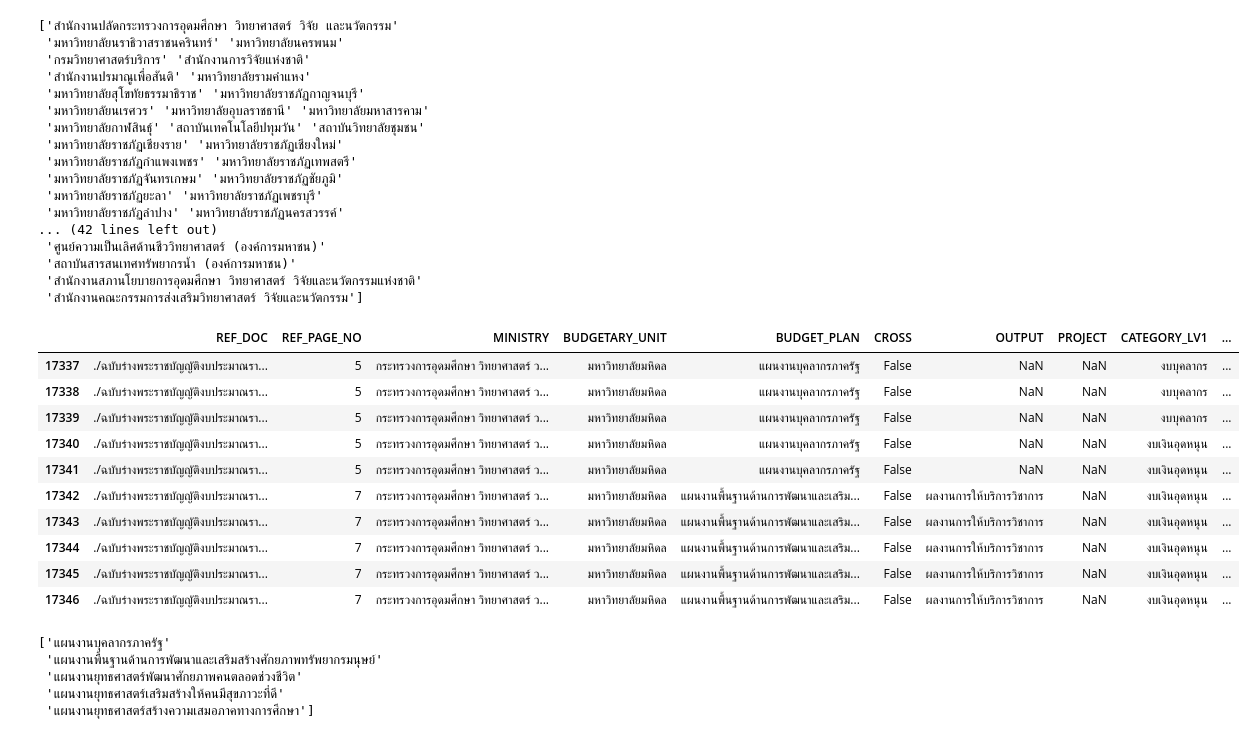
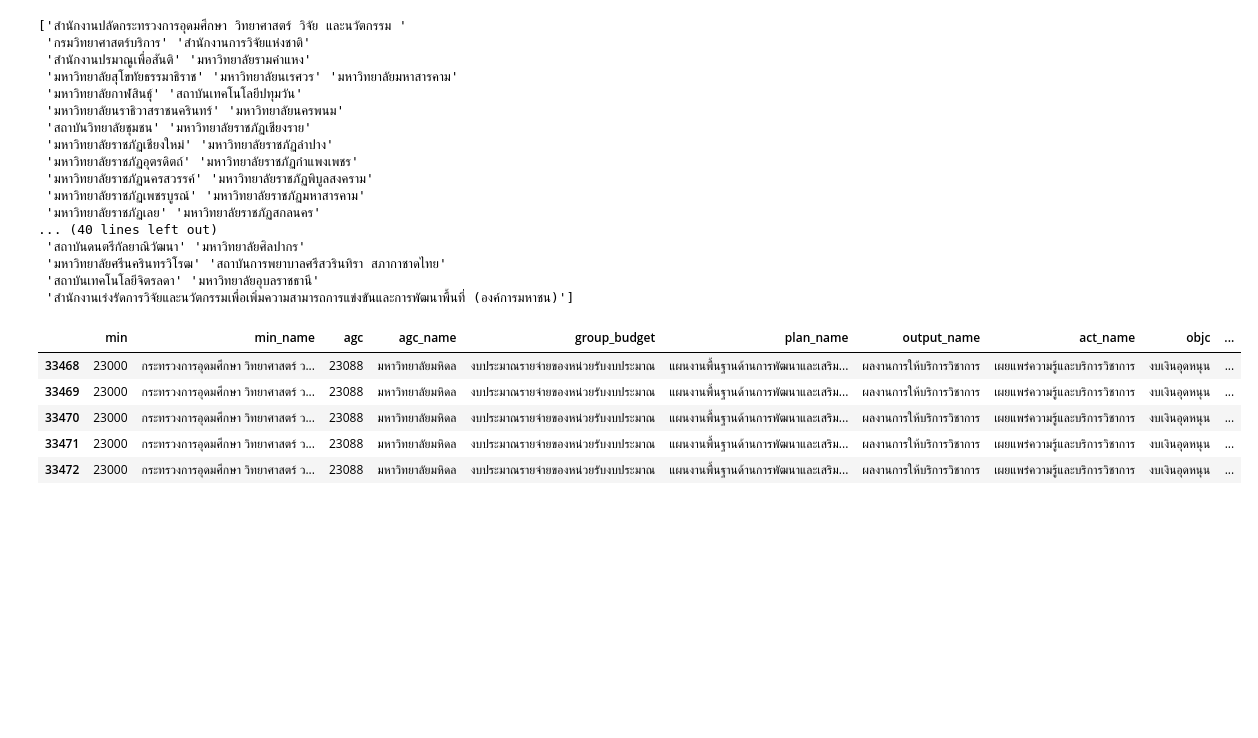
Before and after one commit to tlerksuthirat/lab_management, a Jupyter notebook: budget_2570.ipynb, the cells around one changed output. Saved outputs shown, nothing was run; the diff lists cells and outputs as text; code cells hidden in the pictures; blank space fills up the shorter version.

```diff
--- a/budget_2570.ipynb
+++ b/budget_2570.ipynb
@@ -115,0 +65,8 @@ df.head()
+# %%
+import pandas as pd
+
+excel_file_path = '/content/1782184138_1133.xlsx'
+df = pd.read_excel(excel_file_path, sheet_name='data')
+
+print("DataFrame created from 'data' sheet:")
+display(df.head(3))
@@ -133,5 +97,6 @@ print(unique_ministries)
 # %%
-filtered_df = df[df['MINISTRY'] == 'กระทรวงการอุดมศึกษา วิทยาศาสตร์ วิจัยและนวัตกรรม']
+filtered_df = df[df['min_name'] == 'กระทรวงการอุดมศึกษา วิทยาศาสตร์ วิจัยและนวัตกรรม']
 column_names = df.columns.tolist()
 print(column_names)
+display(filtered_df.head(3))
 # %% [output]
@@ -139,49 +108,35 @@ print(column_names)
 # %%
-unique_unit = filtered_df['BUDGETARY_UNIT'].unique()
+unique_unit = filtered_df['agc_name'].unique()
 print(unique_unit)
 # %% [output]
-['สำนักงานปลัดกระทรวงการอุดมศึกษา วิทยาศาสตร์ วิจัย และนวัตกรรม'
- 'มหาวิทยาลัยนราธิวาสราชนครินทร์' 'มหาวิทยาลัยนครพนม'
+['สำนักงานปลัดกระทรวงการอุดมศึกษา วิทยาศาสตร์ วิจัย และนวัตกรรม '
  'กรมวิทยาศาสตร์บริการ' 'สำนักงานการวิจัยแห่งชาติ'
  'สำนักงานปรมาณูเพื่อสันติ' 'มหาวิทยาลัยรามคำแหง'
- 'มหาวิทยาลัยสุโขทัยธรรมาธิราช' 'มหาวิทยาลัยราชภัฏกาญจนบุรี'
- 'มหาวิทยาลัยนเรศวร' 'มหาวิทยาลัยอุบลราชธานี' 'มหาวิทยาลัยมหาสารคาม'
- 'มหาวิทยาลัยกาฬสินธุ์' 'สถาบันเทคโนโลยีปทุมวัน' 'สถาบันวิทยาลัยชุมชน'
- 'มหาวิทยาลัยราชภัฏเชียงราย' 'มหาวิทยาลัยราชภัฏเชียงใหม่'
- 'มหาวิทยาลัยราชภัฏกำแพงเพชร' 'มหาวิทยาลัยราชภัฏเทพสตรี'
- 'มหาวิทยาลัยราชภัฏจันทรเกษม' 'มหาวิทยาลัยราชภัฏชัยภูมิ'
- 'มหาวิทยาลัยราชภัฏยะลา' 'มหาวิทยาลัยราชภัฏเพชรบุรี'
- 'มหาวิทยาลัยราชภัฏลำปาง' 'มหาวิทยาลัยราชภัฏนครสวรรค์'
-... (42 lines left out)
- 'ศูนย์ความเป็นเลิศด้านชีววิทยาศาสตร์ (องค์การมหาชน)'
- 'สถาบันสารสนเทศทรัพยากรน้ำ (องค์การมหาชน)'
- 'สำนักงานสภานโยบายการอุดมศึกษา วิทยาศาสตร์ วิจัยและนวัตกรรมแห่งชาติ'
- 'สำนักงานคณะกรรมการส่งเสริมวิทยาศาสตร์ วิจัยและนวัตกรรม']
+ 'มหาวิทยาลัยสุโขทัยธรรมาธิราช' 'มหาวิทยาลัยนเรศวร' 'มหาวิทยาลัยมหาสารคาม'
+ 'มหาวิทยาลัยกาฬสินธุ์' 'สถาบันเทคโนโลยีปทุมวัน'
+ 'มหาวิทยาลัยนราธิวาสราชนครินทร์' 'มหาวิทยาลัยนครพนม'
+ 'สถาบันวิทยาลัยชุมชน' 'มหาวิทยาลัยราชภัฏเชียงราย'
+ 'มหาวิทยาลัยราชภัฏเชียงใหม่' 'มหาวิทยาลัยราชภัฏลำปาง'
+ 'มหาวิทยาลัยราชภัฏอุตรดิตถ์' 'มหาวิทยาลัยราชภัฏกำแพงเพชร'
+ 'มหาวิทยาลัยราชภัฏนครสวรรค์' 'มหาวิทยาลัยราชภัฏพิบูลสงคราม'
+ 'มหาวิทยาลัยราชภัฏเพชรบูรณ์' 'มหาวิทยาลัยราชภัฏมหาสารคาม'
+ 'มหาวิทยาลัยราชภัฏเลย' 'มหาวิทยาลัยราชภัฏสกลนคร'
+... (40 lines left out)
+ 'สถาบันดนตรีกัลยาณิวัฒนา' 'มหาวิทยาลัยศิลปากร'
+ 'มหาวิทยาลัยศรีนครินทรวิโรฒ' 'สถาบันการพยาบาลศรีสวรินทิรา สภากาชาดไทย'
+ 'สถาบันเทคโนโลยีจิตรลดา' 'มหาวิทยาลัยอุบลราชธานี'
+ 'สำนักงานเร่งรัดการวิจัยและนวัตกรรมเพื่อเพิ่มความสามารถการแข่งขันและการพัฒนาพื้นที่ (องค์การมหาชน)']
 # %%
-filtered_df1 = filtered_df[filtered_df['BUDGETARY_UNIT'] == 'มหาวิทยาลัยมหิดล']
-filtered_df1.head(10)
+filtered_df1 = filtered_df[filtered_df['agc_name'] == 'มหาวิทยาลัยมหิดล']
+filtered_df1.head(5)
 # %% [output]
-|  | REF_DOC | REF_PAGE_NO | MINISTRY | BUDGETARY_UNIT | BUDGET_PLAN | CROSS | OUTPUT | PROJECT | CATEGORY_LV1 | ... |
-| 17337 | ./ฉบับร่างพระราชบัญญัติงบประมาณรา... | 5 | กระทรวงการอุดมศึกษา วิทยาศาสตร์ ว... | มหาวิทยาลัยมหิดล | แผนงานบุคลากรภาครัฐ | False | NaN | NaN | งบบุคลากร | ... |
-| 17338 | ./ฉบับร่างพระราชบัญญัติงบประมาณรา... | 5 | กระทรวงการอุดมศึกษา วิทยาศาสตร์ ว... | มหาวิทยาลัยมหิดล | แผนงานบุคลากรภาครัฐ | False | NaN | NaN | งบบุคลากร | ... |
-| 17339 | ./ฉบับร่างพระราชบัญญัติงบประมาณรา... | 5 | กระทรวงการอุดมศึกษา วิทยาศาสตร์ ว... | มหาวิทยาลัยมหิดล | แผนงานบุคลากรภาครัฐ | False | NaN | NaN | งบบุคลากร | ... |
-| 17340 | ./ฉบับร่างพระราชบัญญัติงบประมาณรา... | 5 | กระทรวงการอุดมศึกษา วิทยาศาสตร์ ว... | มหาวิทยาลัยมหิดล | แผนงานบุคลากรภาครัฐ | False | NaN | NaN | งบเงินอุดหนุน | ... |
-| 17341 | ./ฉบับร่างพระราชบัญญัติงบประมาณรา... | 5 | กระทรวงการอุดมศึกษา วิทยาศาสตร์ ว... | มหาวิทยาลัยมหิดล | แผนงานบุคลากรภาครัฐ | False | NaN | NaN | งบเงินอุดหนุน | ... |
-| 17342 | ./ฉบับร่างพระราชบัญญัติงบประมาณรา... | 7 | กระทรวงการอุดมศึกษา วิทยาศาสตร์ ว... | มหาวิทยาลัยมหิดล | แผนงานพื้นฐานด้านการพัฒนาและเสริม... | False | ผลงานการให้บริการวิชาการ | NaN | งบเงินอุดหนุน | ... |
-| 17343 | ./ฉบับร่างพระราชบัญญัติงบประมาณรา... | 7 | กระทรวงการอุดมศึกษา วิทยาศาสตร์ ว... | มหาวิทยาลัยมหิดล | แผนงานพื้นฐานด้านการพัฒนาและเสริม... | False | ผลงานการให้บริการวิชาการ | NaN | งบเงินอุดหนุน | ... |
-| 17344 | ./ฉบับร่างพระราชบัญญัติงบประมาณรา... | 7 | กระทรวงการอุดมศึกษา วิทยาศาสตร์ ว... | มหาวิทยาลัยมหิดล | แผนงานพื้นฐานด้านการพัฒนาและเสริม... | False | ผลงานการให้บริการวิชาการ | NaN | งบเงินอุดหนุน | ... |
-| 17345 | ./ฉบับร่างพระราชบัญญัติงบประมาณรา... | 7 | กระทรวงการอุดมศึกษา วิทยาศาสตร์ ว... | มหาวิทยาลัยมหิดล | แผนงานพื้นฐานด้านการพัฒนาและเสริม... | False | ผลงานการให้บริการวิชาการ | NaN | งบเงินอุดหนุน | ... |
-| 17346 | ./ฉบับร่างพระราชบัญญัติงบประมาณรา... | 7 | กระทรวงการอุดมศึกษา วิทยาศาสตร์ ว... | มหาวิทยาลัยมหิดล | แผนงานพื้นฐานด้านการพัฒนาและเสริม... | False | ผลงานการให้บริการวิชาการ | NaN | งบเงินอุดหนุน | ... |
+|  | min | min_name | agc | agc_name | group_budget | plan_name | output_name | act_name | objc | ... |
+| 33468 | 23000 | กระทรวงการอุดมศึกษา วิทยาศาสตร์ ว... | 23088 | มหาวิทยาลัยมหิดล | งบประมาณรายจ่ายของหน่วยรับงบประมาณ | แผนงานพื้นฐานด้านการพัฒนาและเสริม... | ผลงานการให้บริการวิชาการ | เผยแพร่ความรู้และบริการวิชาการ | งบเงินอุดหนุน | ... |
+| 33469 | 23000 | กระทรวงการอุดมศึกษา วิทยาศาสตร์ ว... | 23088 | มหาวิทยาลัยมหิดล | งบประมาณรายจ่ายของหน่วยรับงบประมาณ | แผนงานพื้นฐานด้านการพัฒนาและเสริม... | ผลงานการให้บริการวิชาการ | เผยแพร่ความรู้และบริการวิชาการ | งบเงินอุดหนุน | ... |
+| 33470 | 23000 | กระทรวงการอุดมศึกษา วิทยาศาสตร์ ว... | 23088 | มหาวิทยาลัยมหิดล | งบประมาณรายจ่ายของหน่วยรับงบประมาณ | แผนงานพื้นฐานด้านการพัฒนาและเสริม... | ผลงานการให้บริการวิชาการ | เผยแพร่ความรู้และบริการวิชาการ | งบเงินอุดหนุน | ... |
+| 33471 | 23000 | กระทรวงการอุดมศึกษา วิทยาศาสตร์ ว... | 23088 | มหาวิทยาลัยมหิดล | งบประมาณรายจ่ายของหน่วยรับงบประมาณ | แผนงานพื้นฐานด้านการพัฒนาและเสริม... | ผลงานการให้บริการวิชาการ | เผยแพร่ความรู้และบริการวิชาการ | งบเงินอุดหนุน | ... |
+| 33472 | 23000 | กระทรวงการอุดมศึกษา วิทยาศาสตร์ ว... | 23088 | มหาวิทยาลัยมหิดล | งบประมาณรายจ่ายของหน่วยรับงบประมาณ | แผนงานพื้นฐานด้านการพัฒนาและเสริม... | ผลงานการให้บริการวิชาการ | เผยแพร่ความรู้และบริการวิชาการ | งบเงินอุดหนุน | ... |
 # %%
 filtered_df1.to_csv('budget_mu.csv', index=False)
 # %%
 filtered_df1.to_excel('budget_mu.xlsx', index=False)
-# %%
-unique_item = filtered_df1['BUDGET_PLAN'].unique()
-print(unique_item)
-# %% [output]
-['แผนงานบุคลากรภาครัฐ'
- 'แผนงานพื้นฐานด้านการพัฒนาและเสริมสร้างศักยภาพทรัพยากรมนุษย์'
- 'แผนงานยุทธศาสตร์พัฒนาศักยภาพคนตลอดช่วงชีวิต'
- 'แผนงานยุทธศาสตร์เสริมสร้างให้คนมีสุขภาวะที่ดี'
- 'แผนงานยุทธศาสตร์สร้างความเสมอภาคทางการศึกษา']
```
Also changed, not shown: parts of 51 cells of this notebook.
